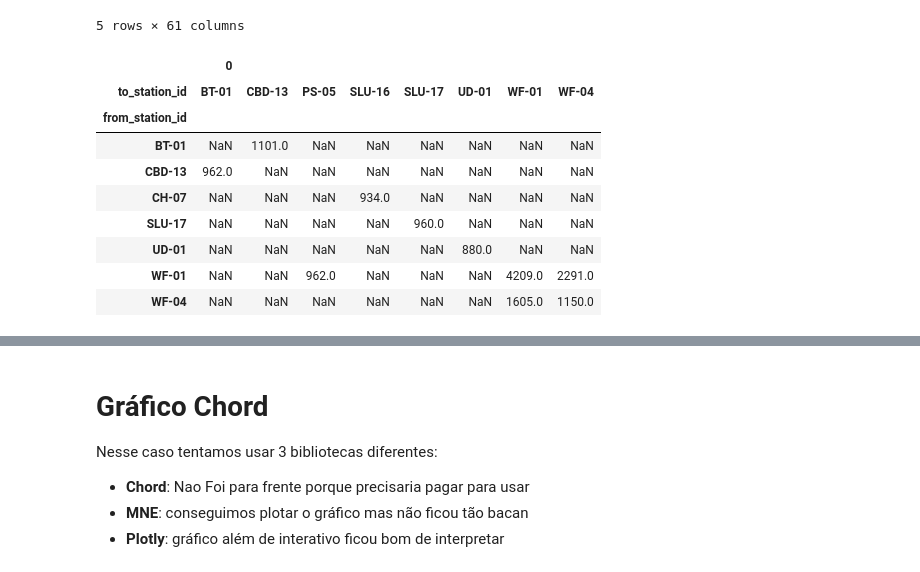
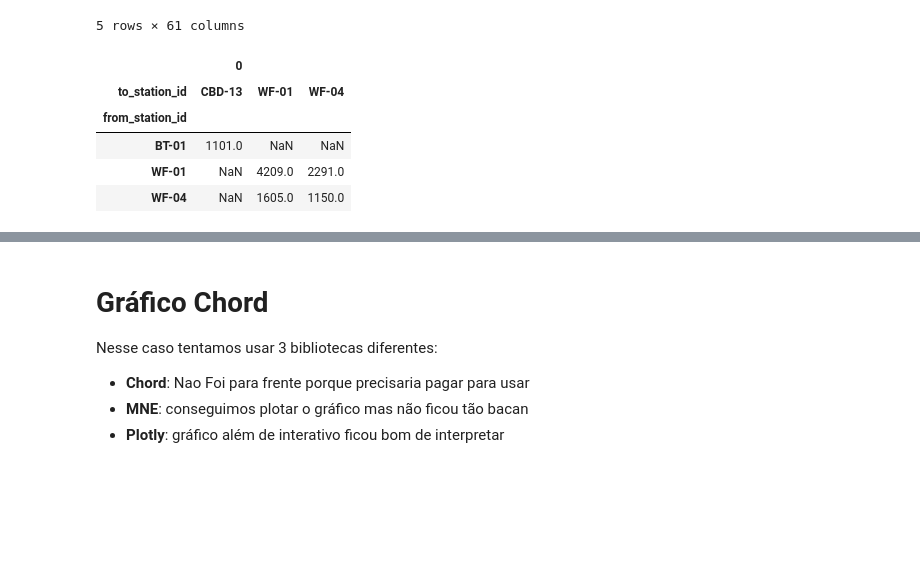
Before and after one commit to HenriqueCastros/GraficosChordESankey, a Jupyter notebook: Aula08.ipynb, the cells around one changed output, grey strips where cells are left out. Cells and saved outputs as stored; diff of their text form; code cells hidden in the pictures; blank space fills up the shorter version.

```diff
--- a/Aula08.ipynb
+++ b/Aula08.ipynb
@@ -81,16 +81,12 @@ crosstab_df.head()
 # %%
 ## DESCONSIDERAR
 df.groupby(['from_station_id', 'to_station_id']).size().to_frame()\
-    .sort_values(by=0,ascending=False).head(10).reset_index().pivot(index='from_station_id', columns='to_station_id')
+    .sort_values(by=0,ascending=False).head(5).reset_index().pivot(index='from_station_id', columns='to_station_id')
 # %% [output]
-|  | 0 |  |  |  |  |  |  |  |
-| to_station_id | BT-01 | CBD-13 | PS-05 | SLU-16 | SLU-17 | UD-01 | WF-01 | WF-04 |
-| from_station_id |  |  |  |  |  |  |  |  |
-| BT-01 | NaN | 1101.0 | NaN | NaN | NaN | NaN | NaN | NaN |
-| CBD-13 | 962.0 | NaN | NaN | NaN | NaN | NaN | NaN | NaN |
-| CH-07 | NaN | NaN | NaN | 934.0 | NaN | NaN | NaN | NaN |
-| SLU-17 | NaN | NaN | NaN | NaN | 960.0 | NaN | NaN | NaN |
-| UD-01 | NaN | NaN | NaN | NaN | NaN | 880.0 | NaN | NaN |
-| WF-01 | NaN | NaN | 962.0 | NaN | NaN | NaN | 4209.0 | 2291.0 |
-| WF-04 | NaN | NaN | NaN | NaN | NaN | NaN | 1605.0 | 1150.0 |
+|  | 0 |  |  |
+| to_station_id | CBD-13 | WF-01 | WF-04 |
+| from_station_id |  |  |  |
+| BT-01 | 1101.0 | NaN | NaN |
+| WF-01 | NaN | 4209.0 | 2291.0 |
+| WF-04 | NaN | 1605.0 | 1150.0 |
 # %%
```
Also changed, not shown: parts of 10 cells of this notebook.
